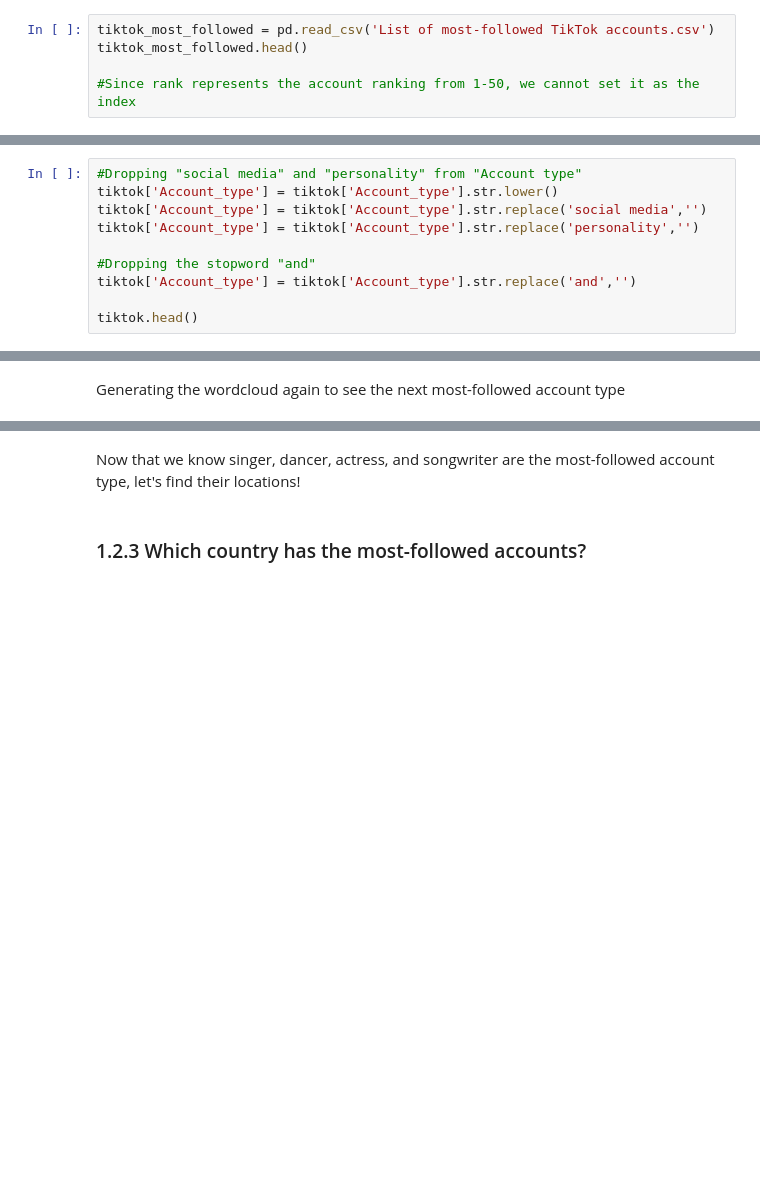
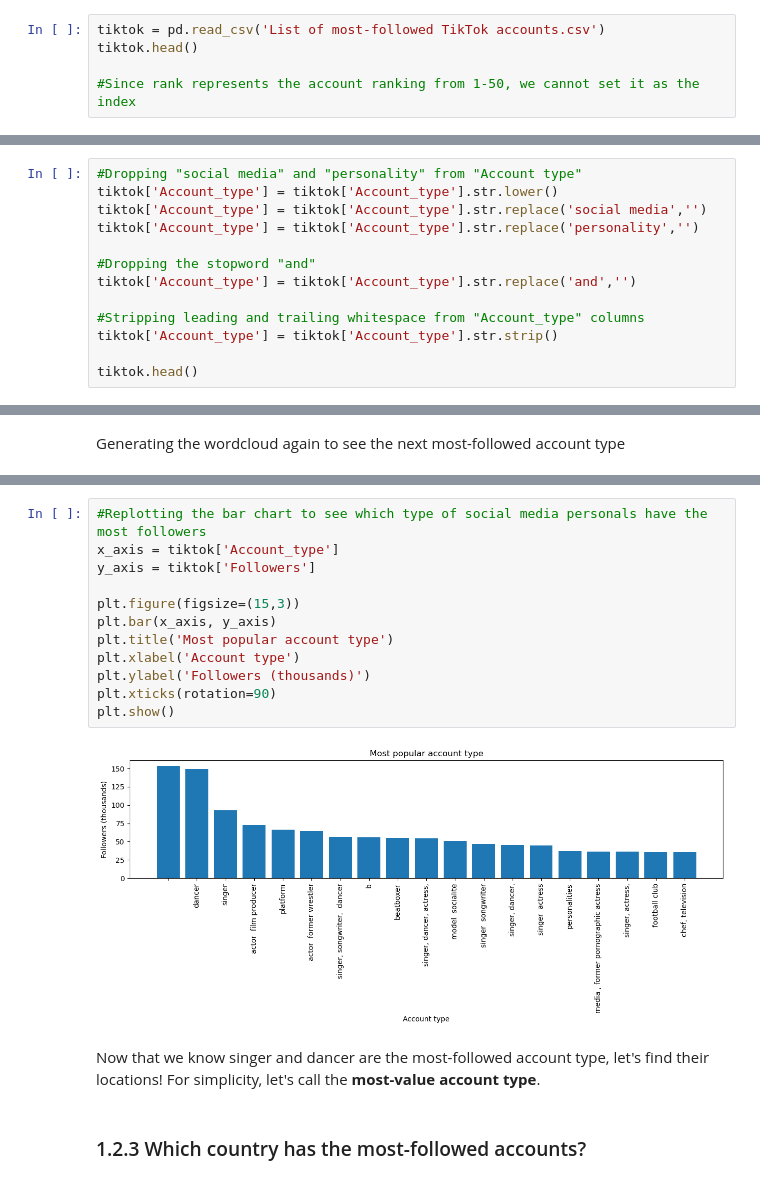
Before and after one commit to parisvu07/Springboard, a Jupyter notebook: Data Story Telling Case Study/Most_followed_tiktok_accounts.ipynb, the cells around one changed output, grey strips where cells are left out. Drawn from its saved outputs; the diff is of its cells as text; blank space fills up the shorter version.

```diff
--- a/Data Story Telling Case Study/Most_followed_tiktok_accounts.ipynb
+++ b/Data Story Telling Case Study/Most_followed_tiktok_accounts.ipynb
@@ -20,6 +21,6 @@ The following table lists the 50 most-followed accounts on TikTok, with each fol
 # %%
-tiktok_most_followed = pd.read_csv('List of most-followed TikTok accounts.csv')
-tiktok_most_followed.head()
+tiktok = pd.read_csv('List of most-followed TikTok accounts.csv')
+tiktok.head()
 
 #Since rank represents the account ranking from 1-50, we cannot set it as the index
 # %% [output]
@@ -94,4 +108,7 @@ tiktok['Account_type'] = tiktok['Account_type'].str.replace('personality','')
 #Dropping the stopword "and"
 tiktok['Account_type'] = tiktok['Account_type'].str.replace('and','')
 
+#Stripping leading and trailing whitespace from "Account_type" columns
+tiktok['Account_type'] = tiktok['Account_type'].str.strip()
+
 tiktok.head()
@@ -107,5 +133,19 @@ plt.show()
+# %%
+#Replotting the bar chart to see which type of social media personals have the most followers
+x_axis = tiktok['Account_type']
+y_axis = tiktok['Followers']
+
+plt.figure(figsize=(15,3))
+plt.bar(x_axis, y_axis)
+plt.title('Most popular account type')
+plt.xlabel('Account type')
+plt.ylabel('Followers (thousands)')
+plt.xticks(rotation=90)
+plt.show()
+# %% [output]
+[figure, added]
 # %% [markdown]
-Now that we know singer, dancer, actress, and songwriter are the most-followed account type, let's find their locations!
+Now that we know singer and dancer are the most-followed account type, let's find their locations! For simplicity, let's call the **most-value account type**.
 # %% [markdown]
 ### 1.2.3 Which country has the most-followed accounts?
 # %%
```
Also changed, not shown: parts of 17 cells of this notebook.
